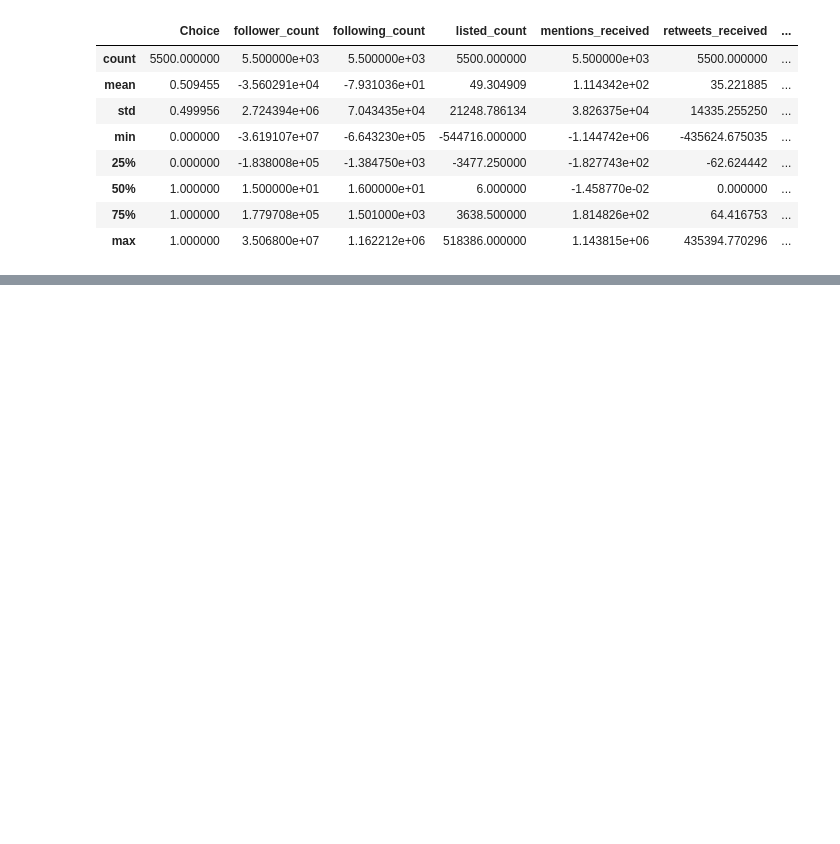
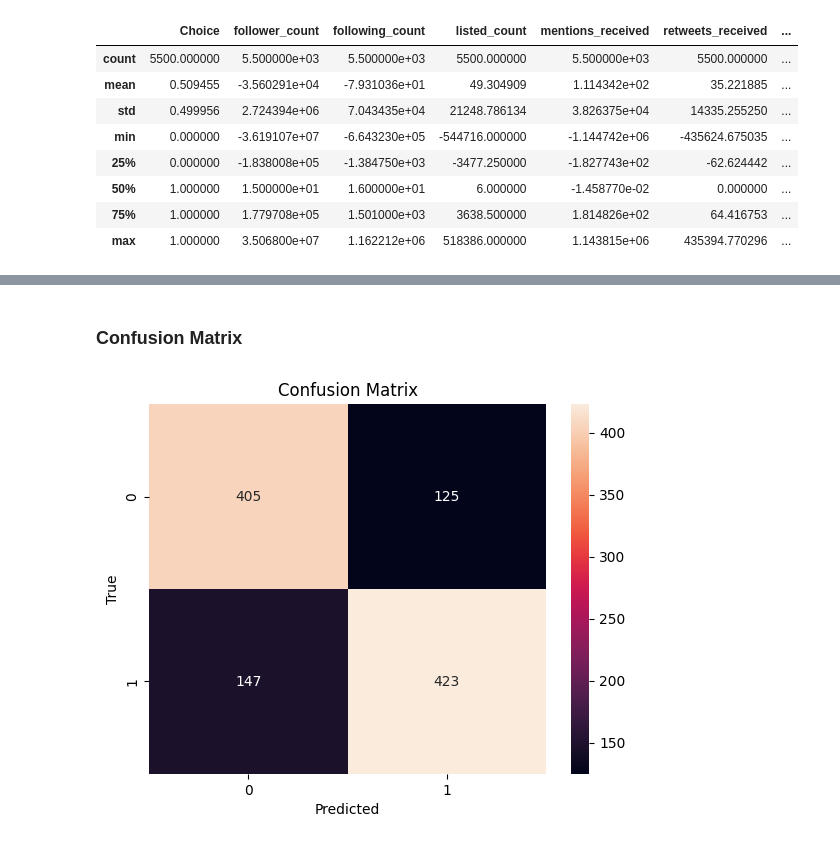
Before and after one commit to ItIsIvyLou/Social-Media-Analysis-Project, a Jupyter notebook: Group Assignment/Group Assignment.ipynb, the cells around one changed output, grey strips where cells are left out. Drawn from its saved outputs; the diff is of its cells as text; code cells hidden in the pictures; blank space fills up the shorter version.

```diff
--- a/Group Assignment/Group Assignment.ipynb
+++ b/Group Assignment/Group Assignment.ipynb
@@ -168,0 +180,5 @@ AMinusB.describe()
+# %%
+NewData = AMinusB.copy()
+NewData['engagement_received'] = (NewData['mentions_received'] + NewData['retweets_received']) / 2
+
+NewData = NewData.drop(['mentions_received', 'retweets_received', 'network_feature_1'], axis=1)
@@ -168,0 +207,12 @@ AMinusB.describe()
+# %%
+X = NewData.drop('Choice', axis=1)
+y = NewData['Choice']
+
+X_train, X_test, y_train, y_test = train_test_split(X, y, test_size=0.2, random_state=42)
+
+random_forest = RandomForestClassifier(n_estimators=100, random_state=42)
+random_forest.fit(X_train, y_train)
+
+y_pred = random_forest.predict(X_test)
+
+feature_importances = random_forest.feature_importances_
@@ -168,0 +235,11 @@ AMinusB.describe()
+# %% [markdown]
+### Confusion Matrix
+# %%
+conf_matrix = confusion_matrix(y_test, y_pred)
+sns.heatmap(conf_matrix, annot=True, fmt="d")
+plt.title('Confusion Matrix')
+plt.xlabel('Predicted')
+plt.ylabel('True')
+plt.show()
+# %% [output]
+[figure, added]
```
Also changed, not shown: parts of 36 cells of this notebook.
